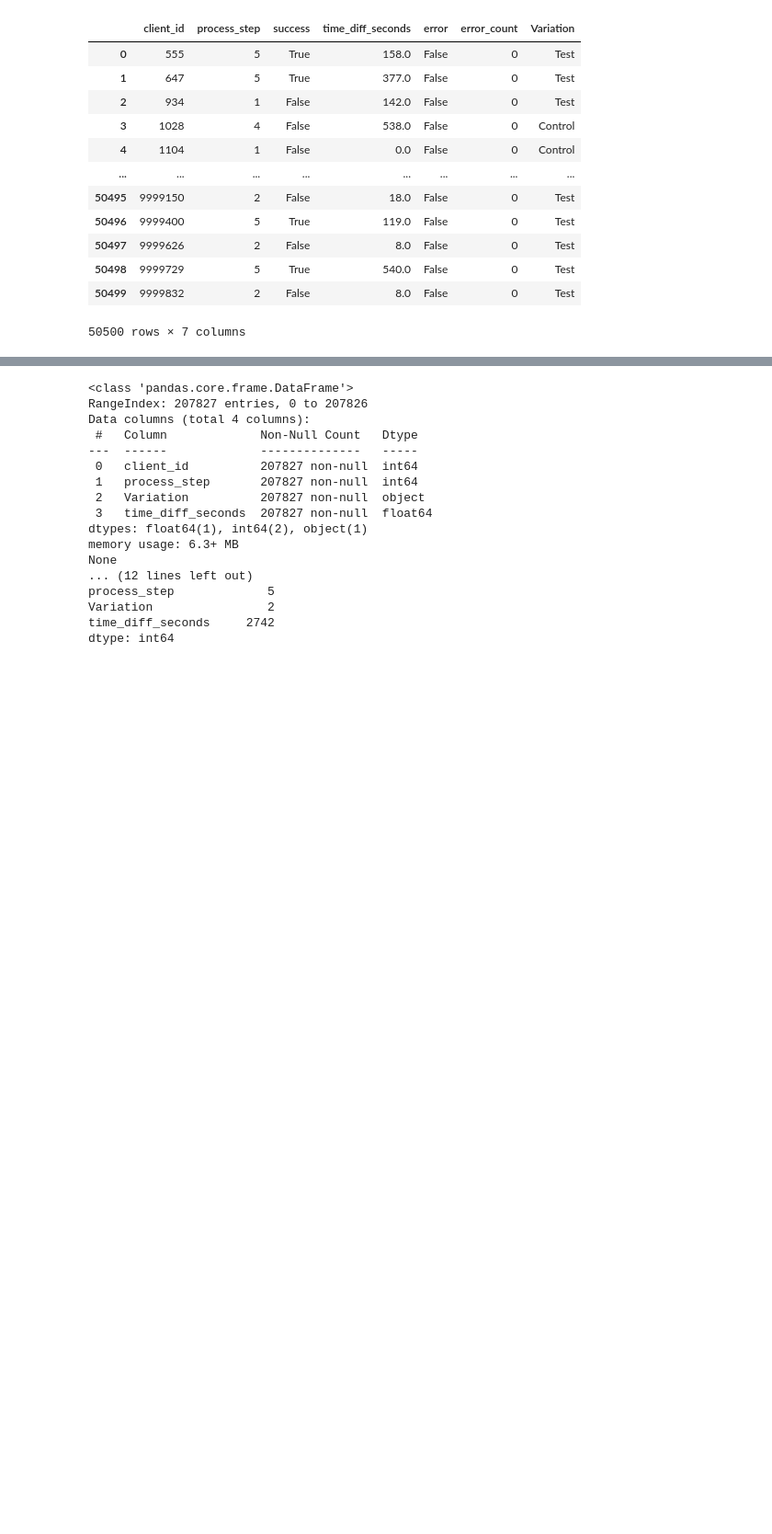
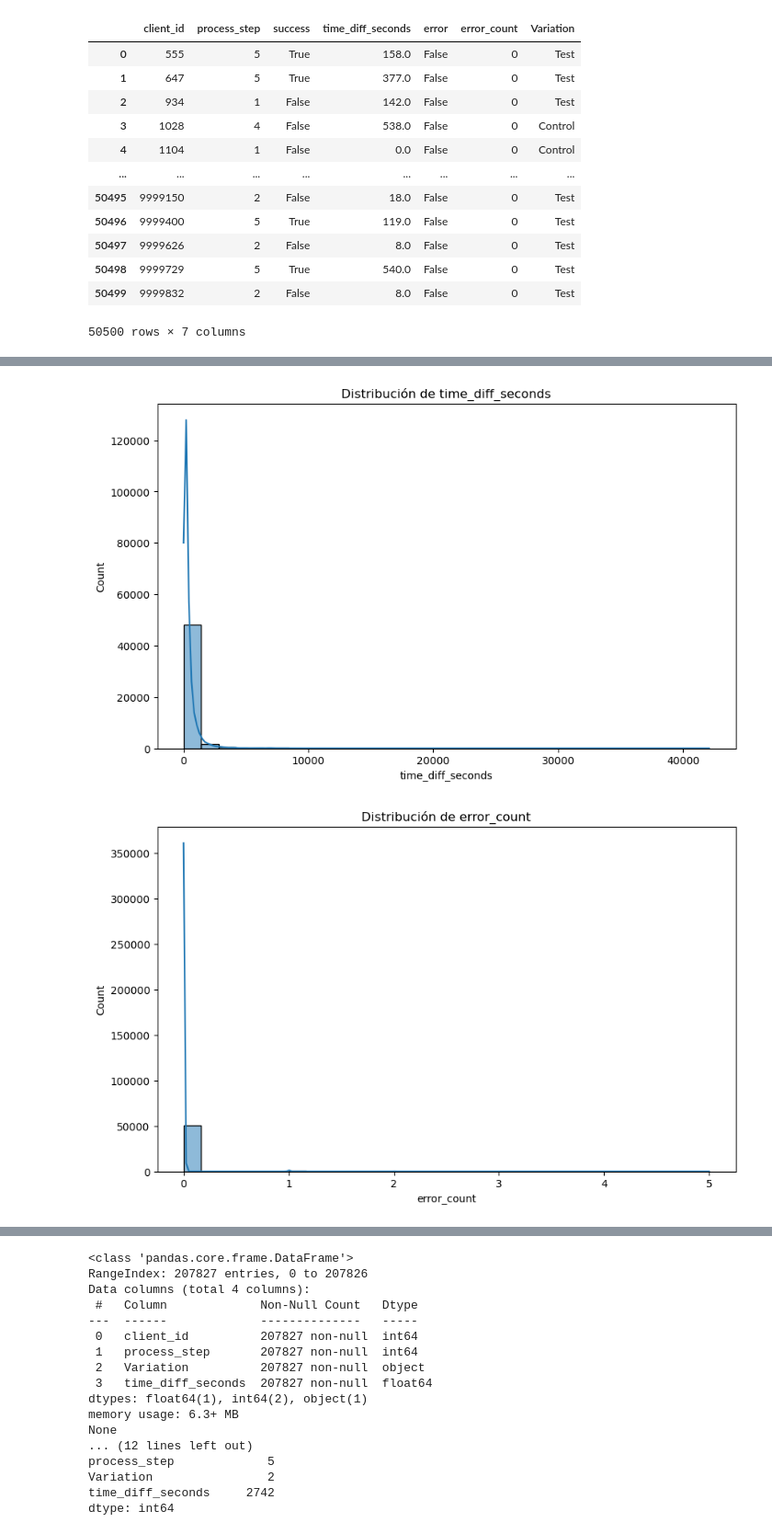
Before and after one commit to Josemargal/vanguard-ab-test, a Jupyter notebook: data_exploration.ipynb, the cells around one changed output, grey strips where cells are left out. Shown at 92% size. Saved outputs shown, nothing was run; the diff lists cells and outputs as text; code cells hidden in the pictures; blank space fills up the shorter version.

```diff
--- a/data_exploration.ipynb
+++ b/data_exploration.ipynb
@@ -996,0 +1067,15 @@ dtype: int64
+# %%
+# Histograma para la distribución de 'time_diff_seconds'
+plt.figure(figsize=(10, 6))
+sns.histplot(data_summary['time_diff_seconds'], bins=30, kde=True)
+plt.title('Distribución de time_diff_seconds')
+plt.show()
+
+# Histograma para la distribución de 'error_count'
+plt.figure(figsize=(10, 6))
+sns.histplot(data_summary['error_count'], bins=30, kde=True)
+plt.title('Distribución de error_count')
+plt.show()
+# %% [output]
+[figure, added]
+[figure, added]
```
Also changed, not shown: parts of 26 cells of this notebook.
